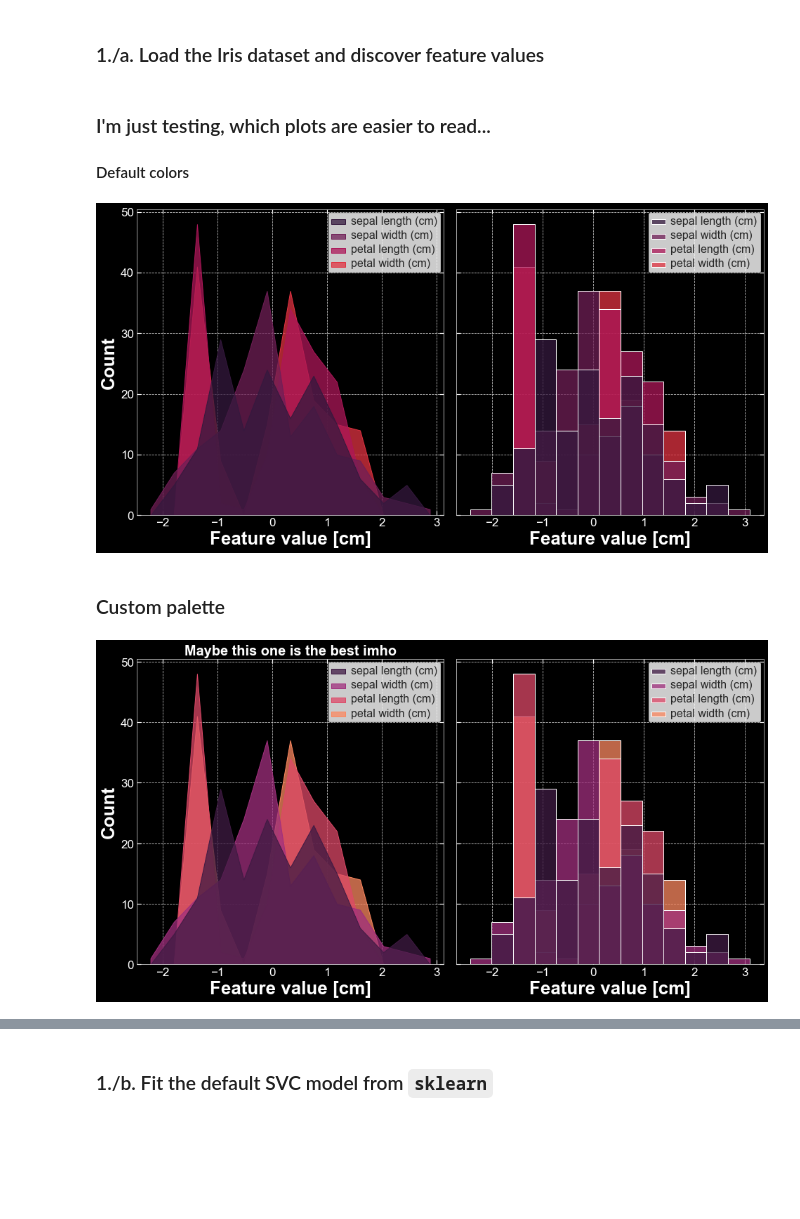
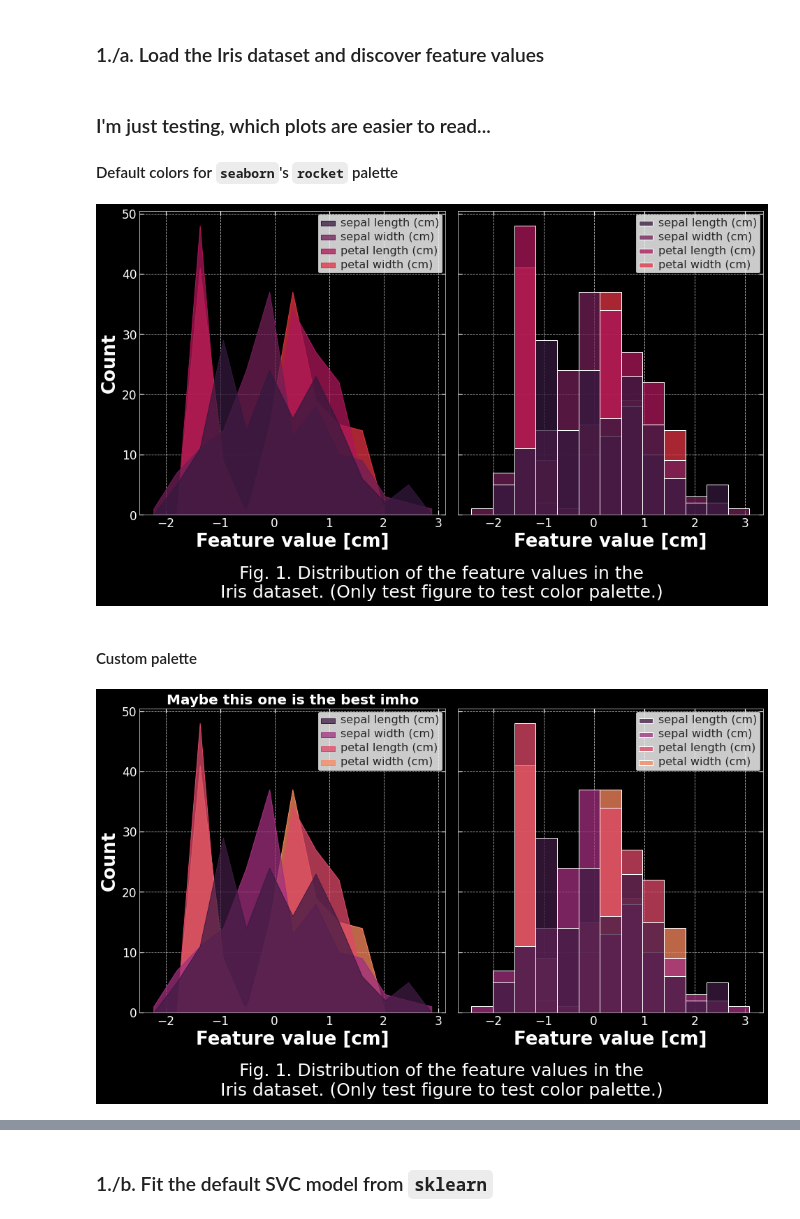
Before and after one commit to masterdesky/ELTE-data-mining-2020, a Jupyter notebook: Homeworks/Week 7/homework_07.ipynb, the cells around one changed output, grey strips where cells are left out. Drawn from its saved outputs; the diff is of its cells as text; code cells hidden in the pictures; blank space fills up the shorter version.

```diff
--- a/Homeworks/Week 7/homework_07.ipynb
+++ b/Homeworks/Week 7/homework_07.ipynb
@@ -128,31 +133,36 @@ features = iris.feature_names
 X = pd.DataFrame(scale_data(X), columns=features)
 # %% [markdown]
 ### I'm just testing, which plots are easier to read...
-#### Default colors
+#### Default colors for `seaborn`'s `rocket` palette
 # %%
 nrows = 1
 ncols = 2
 fig, axes = plt.subplots(nrows, ncols, figsize=(ncols*8,nrows*8),
                          sharey=True,
                          facecolor='black', subplot_kw={'facecolor' : 'black'})
 fig.subplots_adjust(hspace=0.09, wspace=0.04)
 
 # Visualization style of figure
 methods = ['poly', 'bars']
 for i, ax in enumerate(axes):
     sns.histplot(X, stat='count', element=methods[i], cumulative=False, common_bins=True,
                  ax=ax)
     ax.set_xlabel('Feature value [cm]', fontsize=axislabelsize, fontweight='bold', color='white')
     ax.set_ylabel('Count', fontsize=axislabelsize, fontweight='bold', color='white')
     ax.tick_params(axis='both', which='major', labelsize=axisticksize, colors='white')
 
     plt.setp(ax.get_legend().get_texts(), fontsize=16) # for legend text
 
+plt.suptitle('Fig. 1. Distribution of the feature values in the\n' +
+             'Iris dataset. (Only test figure to test color palette.)',
+             color='white',
+             fontsize=axistitlesize+5, y=0.0)
+
 plt.show()
 # %% [output]
-[figure, old version]
+[figure, new version]
 # %% [markdown]
-### Custom palette
+#### Custom palette
 # %%
 nrows = 1
 ncols = 2
@@ -161,14 +171,11 @@ fig, axes = plt.subplots(nrows, ncols, figsize=(ncols*8,nrows*8),
                          facecolor='black', subplot_kw={'facecolor' : 'black'})
 fig.subplots_adjust(hspace=0.09, wspace=0.04)
 
-# Colors...
-rocket_cmap = sns.color_palette('rocket', as_cmap=True)
-palette = [rocket_cmap(0.17), cm.magma(0.45), cm.magma(0.60), cm.magma(0.75)]
 # Visualization style of figure
 methods = ['poly', 'bars']
 for i, ax in enumerate(axes):
     sns.histplot(X, stat='count', element=methods[i], cumulative=False, common_bins=True,
-                 palette=palette,
+                 palette=feature_colors,
                  ax=ax)
     ax.set_xlabel('Feature value [cm]', fontsize=axislabelsize, fontweight='bold', color='white')
     ax.set_ylabel('Count', fontsize=axislabelsize, fontweight='bold', color='white')
@@ -178,9 +185,14 @@ for i, ax in enumerate(axes):
 
 axes[0].set_title('Maybe this one is the best imho', fontsize=axistitlesize, fontweight='bold', color='white')
 
+plt.suptitle('Fig. 1. Distribution of the feature values in the\n' +
+             'Iris dataset. (Only test figure to test color palette.)',
+             color='white',
+             fontsize=axistitlesize+5, y=0.0)
+
 plt.show()
 # %% [output]
-[figure, old version]
+[figure, new version]
 # %%
 # Visualize iris dataset
 nrows = 4
```
Also changed, not shown: parts of 55 cells of this notebook, 3 other files.
